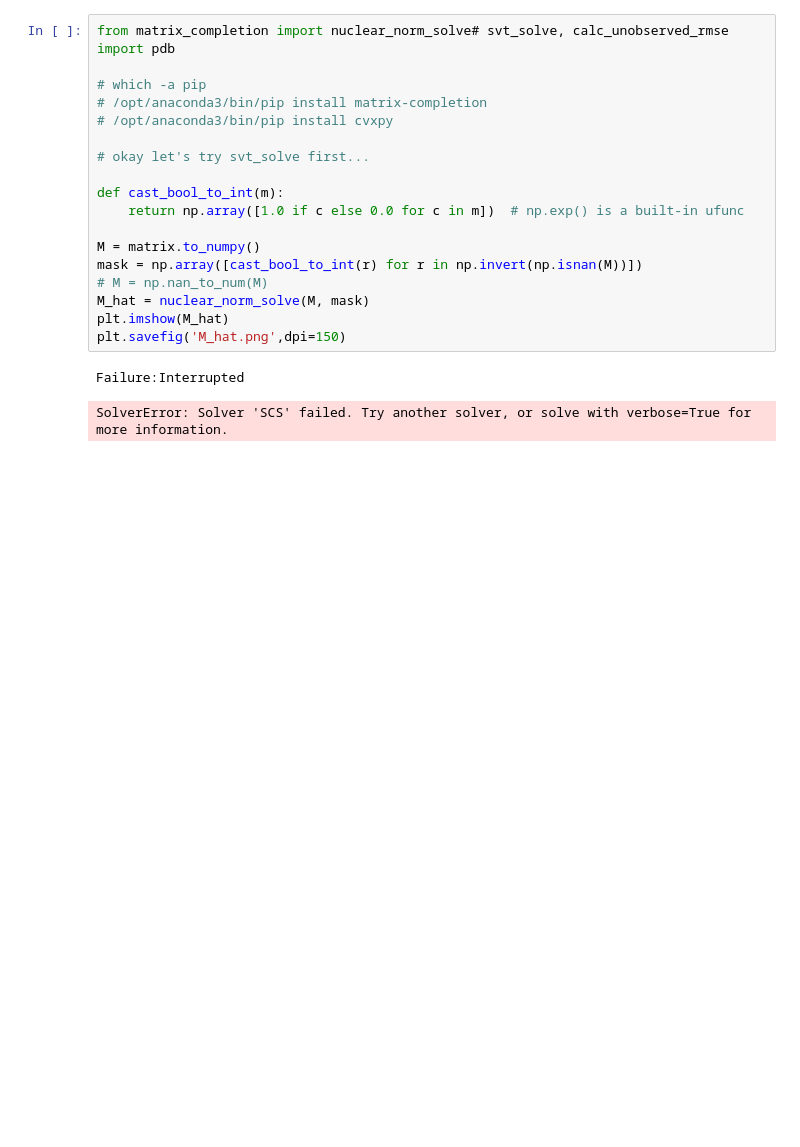
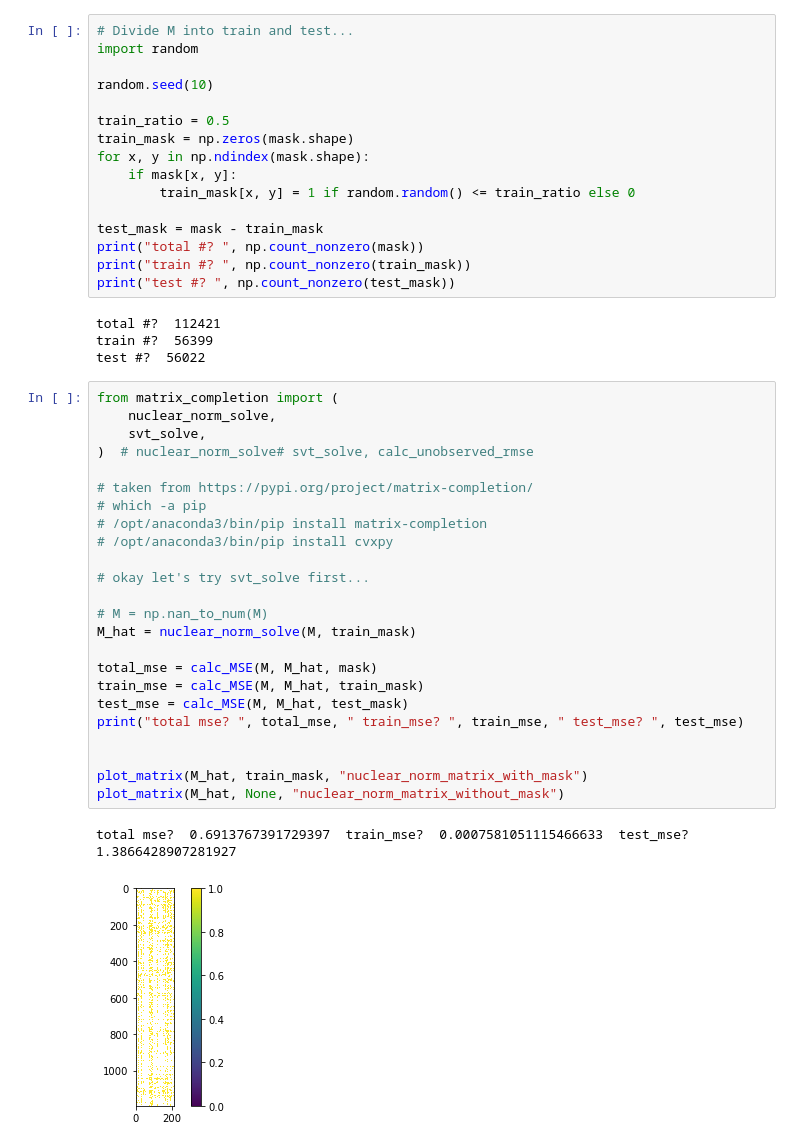
Before and after one commit to YitongTseo/Zeolite-Phase-Competition, a Jupyter notebook: code/matrix_completion.ipynb, the cells around one changed output. Drawn from its saved outputs; the diff is of its cells as text; blank space fills up the shorter version.

Commit message:
nuclear norm matrix completion
Added nuclear norm matrix completion for just the templating energies & for templating energies + literature extraction

```diff
--- a/code/matrix_completion.ipynb
+++ b/code/matrix_completion.ipynb
@@ -186,25 +193,50 @@ reconstructed_matrix_k209 :  3.710720048063188e-27
 [figure]
 [figure]
 [figure]
+# %%
+# Divide M into train and test...
+import random
+
+random.seed(10)
+
+train_ratio = 0.5
+train_mask = np.zeros(mask.shape)
+for x, y in np.ndindex(mask.shape):
+    if mask[x, y]:
+        train_mask[x, y] = 1 if random.random() <= train_ratio else 0
+
+test_mask = mask - train_mask
+print("total #? ", np.count_nonzero(mask))
+print("train #? ", np.count_nonzero(train_mask))
+print("test #? ", np.count_nonzero(test_mask))
+# %% [output]
+total #?  112421
+train #?  56399
+test #?  56022
 # %%
-from matrix_completion import nuclear_norm_solve# svt_solve, calc_unobserved_rmse
-import pdb
+from matrix_completion import (
+    nuclear_norm_solve,
+    svt_solve,
+)  # nuclear_norm_solve# svt_solve, calc_unobserved_rmse
 
+# taken from https://pypi.org/project/matrix-completion/
 # which -a pip
 # /opt/anaconda3/bin/pip install matrix-completion
 # /opt/anaconda3/bin/pip install cvxpy
 
 # okay let's try svt_solve first...
 
-def cast_bool_to_int(m):
-    return np.array([1.0 if c else 0.0 for c in m])  # np.exp() is a built-in ufunc
+# M = np.nan_to_num(M)
+M_hat = nuclear_norm_solve(M, train_mask)
 
-M = matrix.to_numpy()
-mask = np.array([cast_bool_to_int(r) for r in np.invert(np.isnan(M))])
-# M = np.nan_to_num(M)
-M_hat = nuclear_norm_solve(M, mask)
-plt.imshow(M_hat)
-plt.savefig('M_hat.png',dpi=150)
+total_mse = calc_MSE(M, M_hat, mask)
+train_mse = calc_MSE(M, M_hat, train_mask)
+test_mse = calc_MSE(M, M_hat, test_mask)
+print("total mse? ", total_mse, " train_mse? ", train_mse, " test_mse? ", test_mse)
+
+
+plot_matrix(M_hat, train_mask, "nuclear_norm_matrix_with_mask")
+plot_matrix(M_hat, None, "nuclear_norm_matrix_without_mask")
 # %% [output]
-Failure:Interrupted
+total mse?  0.6913767391729397  train_mse?  0.0007581051115466633  test_mse?  1.3866428907281927
-SolverError: Solver 'SCS' failed. Try another solver, or solve with verbose=True for more information.
+[figure, added]
```
Also changed, not shown: parts of 6 cells of this notebook, 7 other files.
